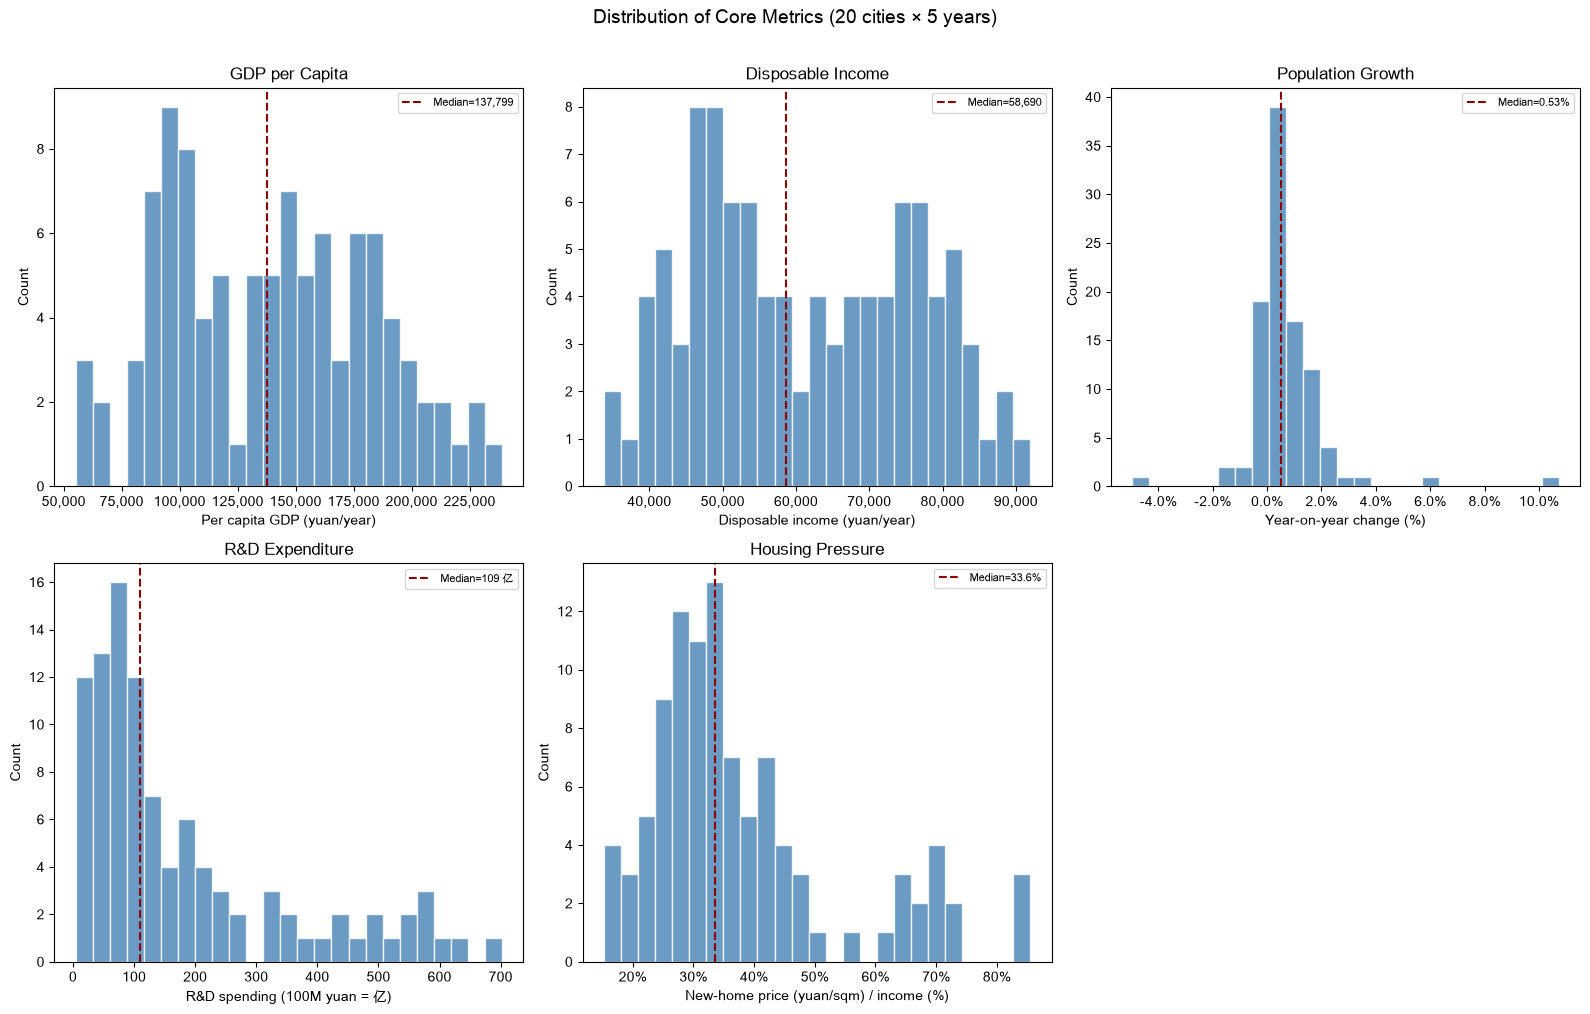
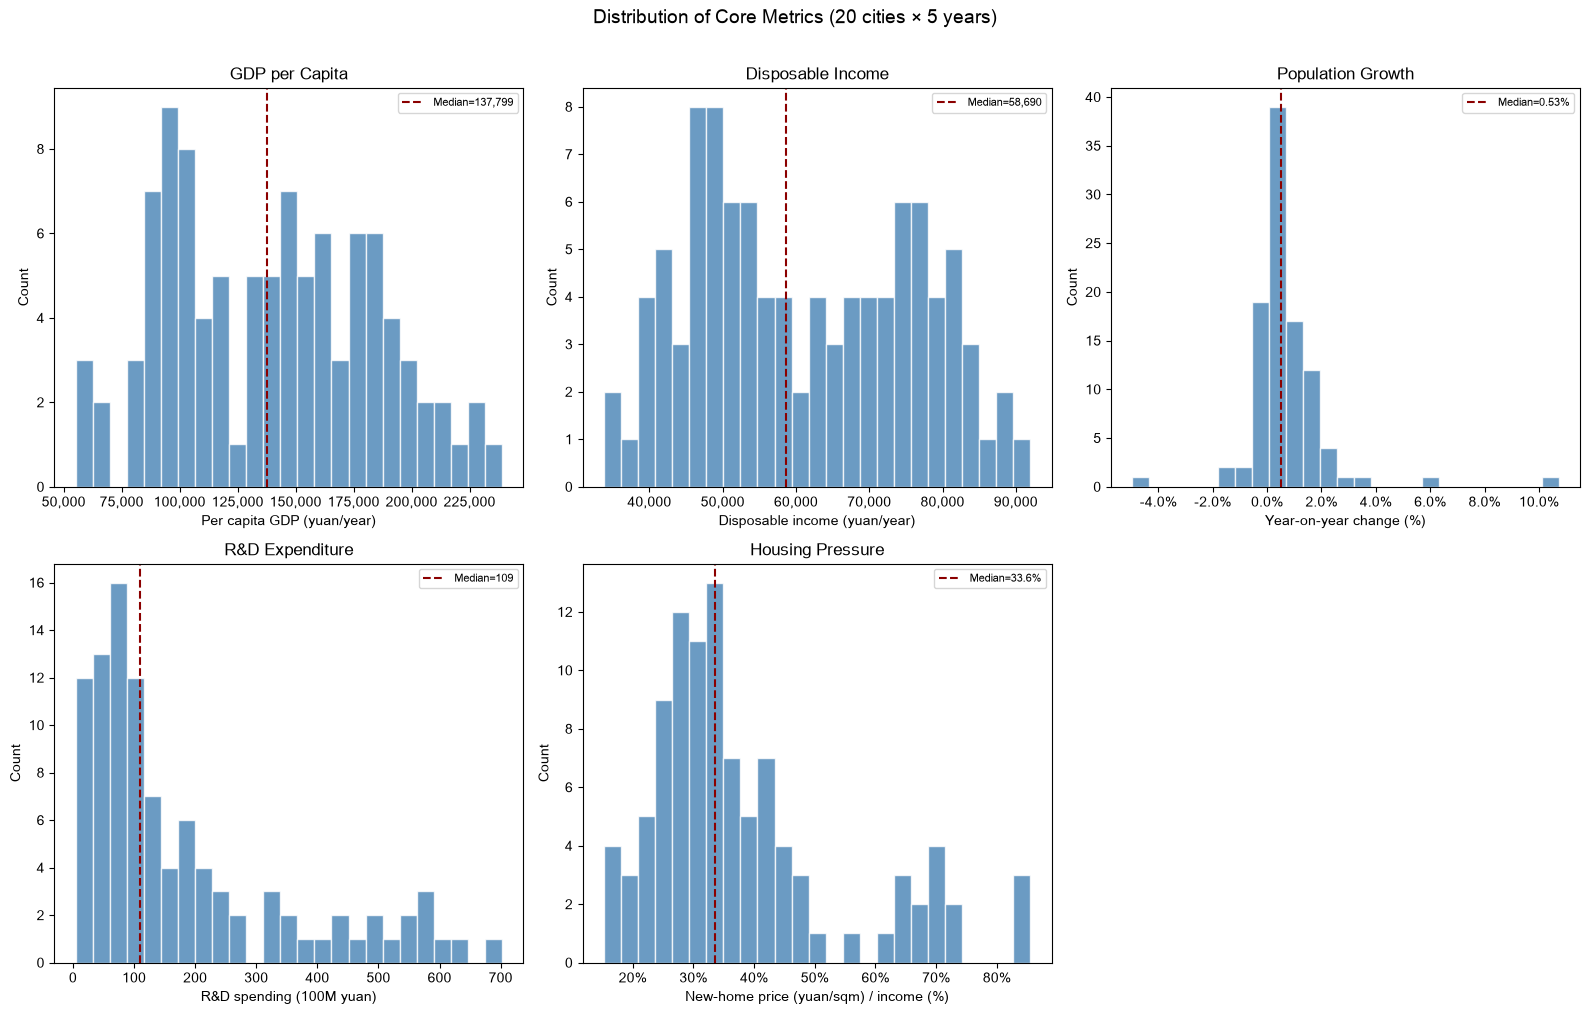
The change to this notebook cell's code, shown as a diff; its figure went from the first image to the second:
--- before
+++ after
@@ -29,4 +29,12 @@
     },
     {
+        'metric': 'entry_salary',
+        'title': 'Entry Salary (Fresh Graduates)',
+        'xlabel': 'Entry salary (yuan/month)',
+        'transform': None,
+        'median_label': lambda v: f'Median={v:,.0f}',
+        'x_formatter': FuncFormatter(lambda x, _: f'{x:,.0f}'),
+    },
+    {
         'metric': 'population_growth',
         'title': 'Population Growth',
@@ -47,15 +55,34 @@
         'metric': 'housing_burden',
         'title': 'Housing Pressure',
-        'xlabel': 'New-home price (yuan/sqm) / income (%)',
+        'xlabel': 'New-home price / income (%)',
         'transform': lambda s: s * 100,
         'median_label': lambda v: f'Median={v:.1f}%',
         'x_formatter': FuncFormatter(lambda x, _: f'{x:.0f}%'),
     },
+    {
+        'metric': 'rent_burden',
+        'title': 'Rent Burden',
+        'xlabel': 'Annual rent / income (%)',
+        'transform': lambda s: s * 100,
+        'median_label': lambda v: f'Median={v:.1f}%',
+        'x_formatter': FuncFormatter(lambda x, _: f'{x:.0f}%'),
+    },
+    {
+        'metric': 'job_posting_count',
+        'title': 'Job Postings',
+        'xlabel': 'Job posting count',
+        'transform': None,
+        'median_label': lambda v: f'Median={v:,.0f}',
+        'x_formatter': FuncFormatter(lambda x, _: f'{x:,.0f}'),
+    },
 ]
 
-fig, axes = plt.subplots(2, 3, figsize=(16, 10))
+fig, axes = plt.subplots(3, 3, figsize=(18, 14))
 axes = axes.flatten()
 
 for i, spec in enumerate(plot_specs):
+    if spec['metric'] not in panel.columns:
+        axes[i].axis('off')
+        continue
     data = panel[spec['metric']].dropna()
     plot_data = spec['transform'](data) if spec['transform'] else data
@@ -71,5 +98,5 @@
     ax.legend(fontsize=8)
 
-axes[5].axis('off')
+axes[8].axis('off')
 plt.suptitle('Distribution of Core Metrics (20 cities × 5 years)', fontsize=14, y=1.01)
 plt.tight_layout()

Commit: 根据新的数据维度修改notebook文件